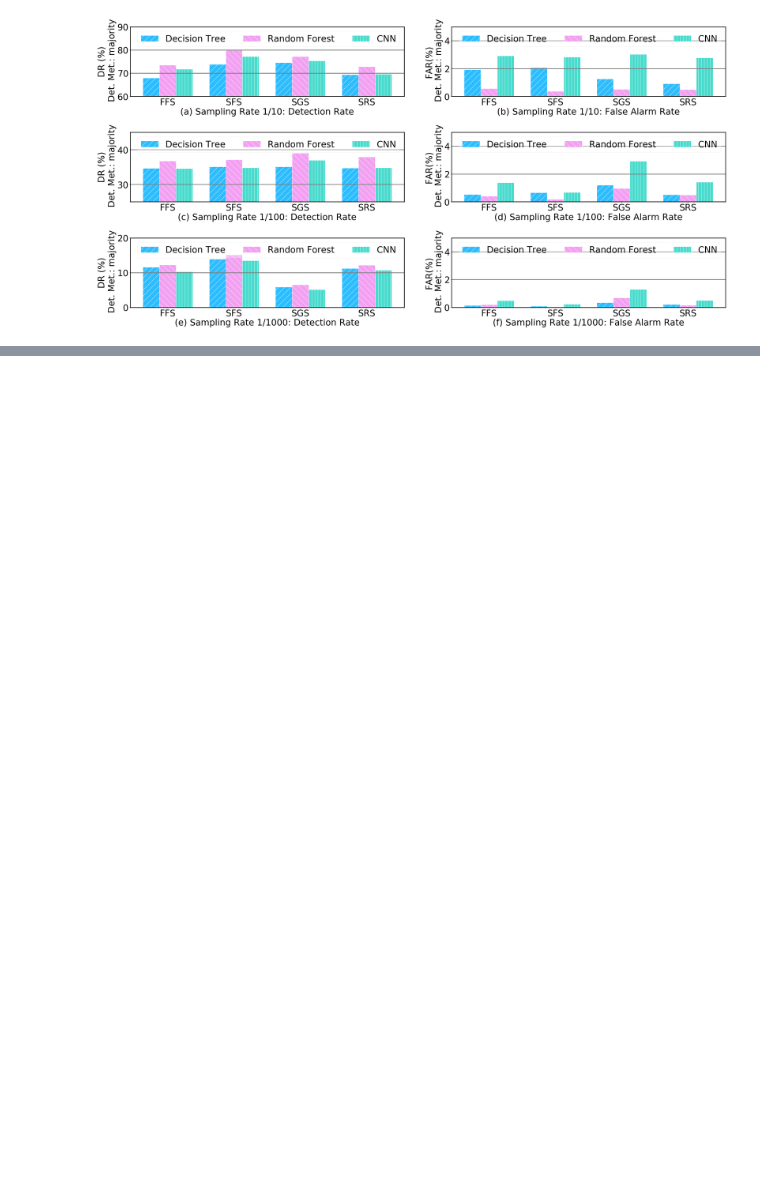
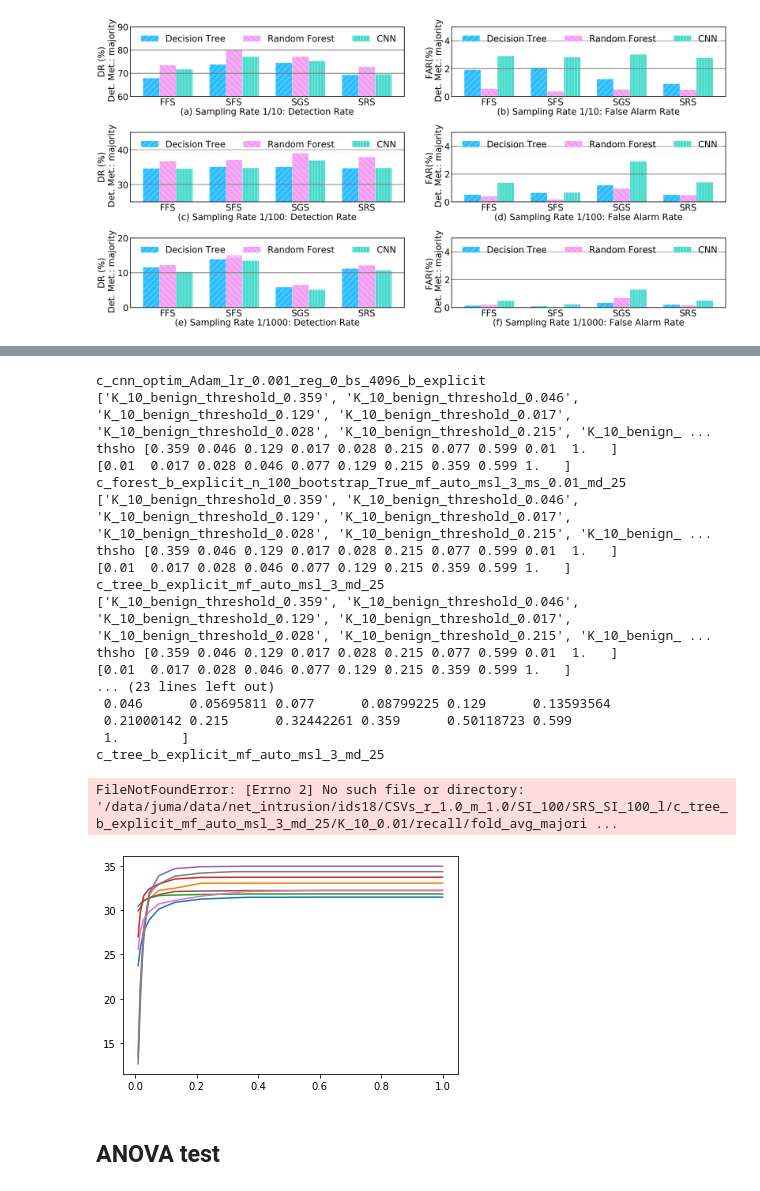
Before and after one commit to harel-coffee/nids-with-sampling-auto, a Jupyter notebook: notebooks/sampled-flow/ML Sampler pair.ipynb, the cells around one changed output, grey strips where cells are left out. Cells and saved outputs as stored; diff of their text form; code cells hidden in the pictures; blank space fills up the shorter version.

```diff
--- a/notebooks/sampled-flow/ML Sampler pair.ipynb
+++ b/notebooks/sampled-flow/ML Sampler pair.ipynb
@@ -281,0 +560,22 @@ plt.show()
+# %%
+sr_ls = []
+for sampler,v in sr_drs.items():
+    sampler_ls = []
+    for clf, drs in v.items():
+        df_clf = pd.DataFrame({'dr':drs, 'thresholds':THRESHOLDS})
+        df_clf.insert(0, 'classifier',clf, allow_duplicates=True)
+        sampler_ls.append(df_clf)
+    df_sampler = pd.concat(sampler_ls)
+    df_sampler.insert(0, 'sampler',sampler[:3],allow_duplicates=True)
+    sr_ls.append(df_sampler)
+df_si_1000 = pd.concat(sr_ls)
+outfile = 'multiple_thresholds'
+
+
+df_si_100 = df_si_1000.copy(deep=True)
+df_si_10 = df_si_1000.copy(deep=True)
+df_si_1000.insert(0,'sampling_rate','SR 1/1000', allow_duplicates=True)
+df_si_100.insert(0,'sampling_rate','SR 1/100', allow_duplicates=True)
+df_si_10.insert(0,'sampling_rate','SR 1/10', allow_duplicates=True)
+df = pd.concat([df_si_10,df_si_100, df_si_1000])
+df
@@ -281,0 +630,42 @@ plt.show()
+# %%
+DET_METRIC = 'majority'
+srdir = '/data/juma/data/net_intrusion/ids18/CSVs_r_1.0_m_1.0/SI_100/'
+clf_fingerprint = 'c_forest_b_explicit_n_100_bootstrap_True_mf_auto_msl_3_ms_0.01_md_25'
+for sampler_dir in glob(join(srdir,'*_l')):
+
+    ben_obsr = get_ben_obsr_rate(sampler_dir)
+    for key, clf_fingerprint in clf_fingerprints.items():
+
+        print(clf_fingerprint)
+        drs = [read_dr(join(kfold_dir,'recall','fold_avg_majority.csv')) for kfold_dir in glob(join(sampler_dir,clf_fingerprint, 'K_10_*'))]
+        fn_exp = join('{}','eval','fold_avg_{}.csv'.format(DET_METRIC))
+        fars = [read_far(fn_exp.format(kfold_dir), ben_obsr) for kfold_dir in glob(join(sampler_dir,clf_fingerprint, 'K_10_*'))]
+
+        basenames = [ntpath.basename(kfold_dir) for kfold_dir in glob(join(sampler_dir,clf_fingerprint, 'K_10_*'))]
+        print(basenames)
+        thresholds = np.array([float(b[b.rfind('_')+1:]) for b in basenames])
+        print('thsho', thresholds)
+
+        indices = np.argsort(thresholds)
+        print(thresholds[indices])
+        plt.plot(thresholds[indices],np.array(drs)[indices])
+# %% [output]
+c_cnn_optim_Adam_lr_0.001_reg_0_bs_4096_b_explicit
+['K_10_benign_threshold_0.359', 'K_10_benign_threshold_0.046', 'K_10_benign_threshold_0.129', 'K_10_benign_threshold_0.017', 'K_10_benign_threshold_0.028', 'K_10_benign_threshold_0.215', 'K_10_benign_ ...
+thsho [0.359 0.046 0.129 0.017 0.028 0.215 0.077 0.599 0.01  1.   ]
+[0.01  0.017 0.028 0.046 0.077 0.129 0.215 0.359 0.599 1.   ]
+c_forest_b_explicit_n_100_bootstrap_True_mf_auto_msl_3_ms_0.01_md_25
+['K_10_benign_threshold_0.359', 'K_10_benign_threshold_0.046', 'K_10_benign_threshold_0.129', 'K_10_benign_threshold_0.017', 'K_10_benign_threshold_0.028', 'K_10_benign_threshold_0.215', 'K_10_benign_ ...
+thsho [0.359 0.046 0.129 0.017 0.028 0.215 0.077 0.599 0.01  1.   ]
+[0.01  0.017 0.028 0.046 0.077 0.129 0.215 0.359 0.599 1.   ]
+c_tree_b_explicit_mf_auto_msl_3_md_25
+['K_10_benign_threshold_0.359', 'K_10_benign_threshold_0.046', 'K_10_benign_threshold_0.129', 'K_10_benign_threshold_0.017', 'K_10_benign_threshold_0.028', 'K_10_benign_threshold_0.215', 'K_10_benign_ ...
+thsho [0.359 0.046 0.129 0.017 0.028 0.215 0.077 0.599 0.01  1.   ]
+[0.01  0.017 0.028 0.046 0.077 0.129 0.215 0.359 0.599 1.   ]
+... (23 lines left out)
+ 0.046      0.05695811 0.077      0.08799225 0.129      0.13593564
+ 0.21000142 0.215      0.32442261 0.359      0.50118723 0.599
+ 1.        ]
+c_tree_b_explicit_mf_auto_msl_3_md_25
+FileNotFoundError: [Errno 2] No such file or directory: '/data/juma/data/net_intrusion/ids18/CSVs_r_1.0_m_1.0/SI_100/SRS_SI_100_l/c_tree_b_explicit_mf_auto_msl_3_md_25/K_10_0.01/recall/fold_avg_majori ...
+[figure, added]
@@ -281,0 +675,2 @@ plt.show()
+# %% [markdown]
+## ANOVA test
```
Also changed, not shown: parts of 28 cells of this notebook, 9 other files.
